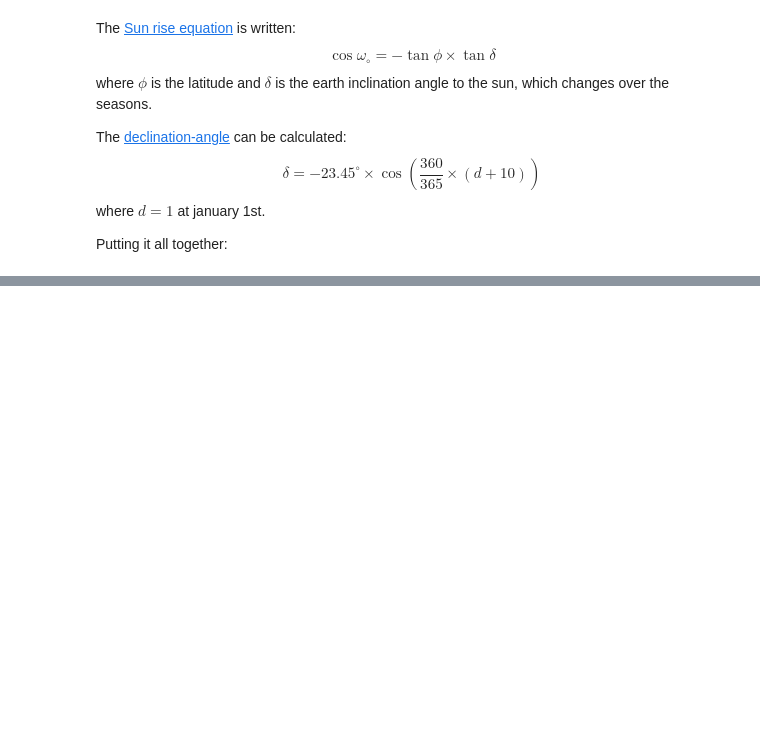
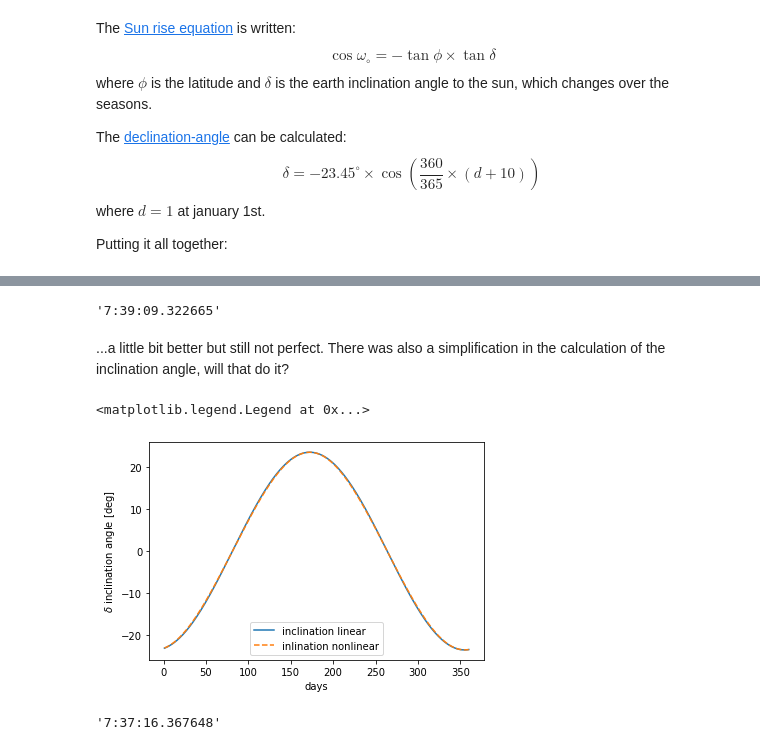
Before and after one commit to martinlarsalbert/feature_selection, a Jupyter notebook: _notebooks/2020-11-02_01_here_comes_the_sun.ipynb, the cells around one changed output, grey strips where cells are left out. Cells and saved outputs as stored; diff of their text form; code cells hidden in the pictures; blank space fills up the shorter version.

```diff
--- a/_notebooks/2020-11-02_01_here_comes_the_sun.ipynb
+++ b/_notebooks/2020-11-02_01_here_comes_the_sun.ipynb
@@ -148,0 +179,6 @@ calculate_declination_angle(day=day)
+# %%
+now = datetime.datetime.now()
+day = (now-datetime.datetime(year=now.year, month=1, day=1)).days
+rise_time = sun_rise_time(latitude=latitude, day=day)
+rise_time = datetime.timedelta(hours=rise_time)
+'%s' % rise_time
@@ -148,0 +230,31 @@ calculate_declination_angle(day=day)
+# %%
+rise_time = sun_rise_time2(latitude=latitude, day=day)
+rise_time = datetime.timedelta(hours=rise_time)
+'%s' % rise_time
+# %% [output]
+'7:39:09.322665'
+# %% [markdown]
+...a little bit better but still not perfect. There was also a simplification in the calculation of the inclination angle, will that do it?
+# %%
+def calculate_declination_angle2(day):
+    angle_deg=360/365*(day+10)
+    delta = np.arcsin(np.sin(np.deg2rad(-23.45))*np.cos(np.deg2rad(angle_deg)))
+    return delta
+# %%
+#collapse
+
+delta=calculate_declination_angle(day=days)
+delta2=calculate_declination_angle2(day=days)
+
+
+fig,ax=plt.subplots()
+
+ax.plot(days,np.rad2deg(delta),label='inclination linear');
+ax.plot(days,np.rad2deg(delta2),'--', label='inlination nonlinear');
+
+ax.set_xlabel('days')
+ax.set_ylabel('$\delta$ inclination angle [deg]');
+ax.legend()
+# %% [output]
+<matplotlib.legend.Legend at 0x...>
+[figure, added]
@@ -148,0 +294,6 @@ calculate_declination_angle(day=day)
+# %%
+rise_time = sun_rise_time3(latitude=latitude, day=day)
+rise_time = datetime.timedelta(hours=rise_time)
+'%s' % rise_time
+# %% [output]
+'7:37:16.367648'
```
Also changed, not shown: parts of 18 cells of this notebook.
